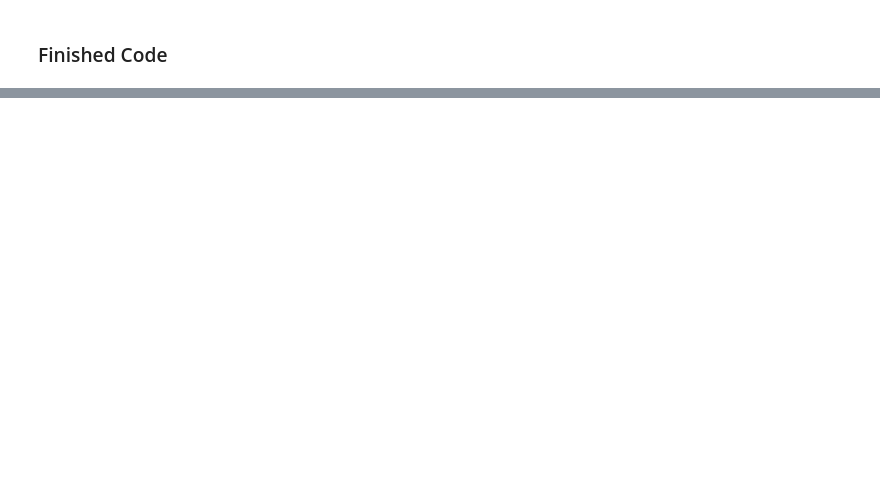
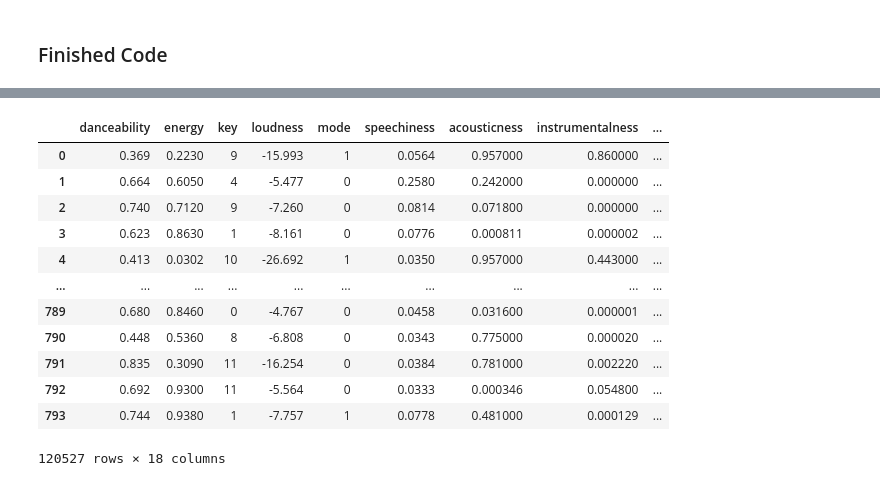
Before and after one commit to jackswisher/deep-playlist-reco, a Jupyter notebook: Spotify Playlist Exploration.ipynb, the cells around one changed output, grey strips where cells are left out. Saved outputs shown, nothing was run; the diff lists cells and outputs as text; code cells hidden in the pictures; blank space fills up the shorter version.

```diff
--- a/Spotify Playlist Exploration.ipynb
+++ b/Spotify Playlist Exploration.ipynb
@@ -274,0 +324,14 @@ song_df.to_csv("top70ksongs.csv", index=False)
+# %%
+file = random.choices(list(range(1000)), k=50)
+playlists = random.choices(list(range(1000)), k=50)
+# %%
+to_fetch = set()
+all_playlists = []
+for fid, pid in zip(file, playlists):
+    playlist = full_df.loc[(full_df["fid"] == fid) & (full_df["pid"] == pid)]
+    all_playlists.append(playlist)
+    sids = playlist["track_uri"]
+    for sid in sids:
+        if sid not in song_ids:
+            to_fetch.add(sid.split(":")[-1])
+            song_ids.add(sid)
@@ -274,0 +340,20 @@ song_df.to_csv("top70ksongs.csv", index=False)
+# %%
+playlist_songs = fetch_song_df(list(to_fetch), "BQDzEP95kSDX01-GgDor9AKtlJmjZ_FA6astKW-g0WKFisLDdFay0IbYtc-KHlEnXPSWLwx1n7OHHt98GFGf24ZkCAKH3k1k1XjuW01QFriOO1wBLmF-J7LFDts0x8CHHRfOLhSrETMZgeS-g4DgeusD71mNN96DkOQ")
+# %%
+total_songs = pd.concat([total_songs, playlist_songs], axis=0)
+# %%
+total_songs
+# %% [output]
+|  | danceability | energy | key | loudness | mode | speechiness | acousticness | instrumentalness | ... |
+| 0 | 0.369 | 0.2230 | 9 | -15.993 | 1 | 0.0564 | 0.957000 | 0.860000 | ... |
+| 1 | 0.664 | 0.6050 | 4 | -5.477 | 0 | 0.2580 | 0.242000 | 0.000000 | ... |
+| 2 | 0.740 | 0.7120 | 9 | -7.260 | 0 | 0.0814 | 0.071800 | 0.000000 | ... |
+| 3 | 0.623 | 0.8630 | 1 | -8.161 | 0 | 0.0776 | 0.000811 | 0.000002 | ... |
+| 4 | 0.413 | 0.0302 | 10 | -26.692 | 1 | 0.0350 | 0.957000 | 0.443000 | ... |
+| ... | ... | ... | ... | ... | ... | ... | ... | ... | ... |
+| 789 | 0.680 | 0.8460 | 0 | -4.767 | 0 | 0.0458 | 0.031600 | 0.000001 | ... |
+| 790 | 0.448 | 0.5360 | 8 | -6.808 | 0 | 0.0343 | 0.775000 | 0.000020 | ... |
+| 791 | 0.835 | 0.3090 | 11 | -16.254 | 0 | 0.0384 | 0.781000 | 0.002220 | ... |
+| 792 | 0.692 | 0.9300 | 11 | -5.564 | 0 | 0.0333 | 0.000346 | 0.054800 | ... |
+| 793 | 0.744 | 0.9380 | 1 | -7.757 | 1 | 0.0778 | 0.481000 | 0.000129 | ... |
+120527 rows × 18 columns
```
Also changed, not shown: parts of 21 cells of this notebook, 1 other file.
